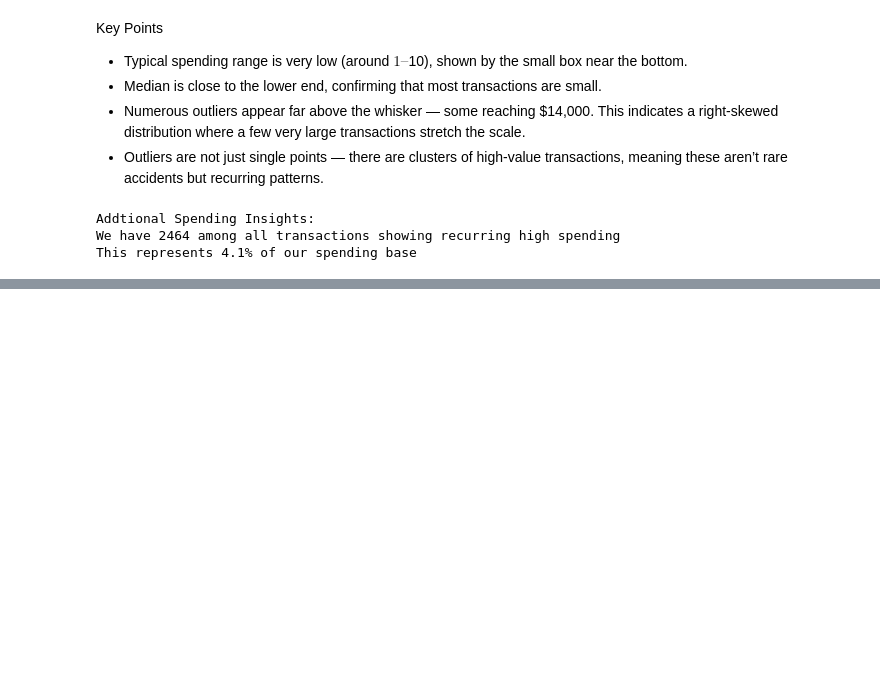
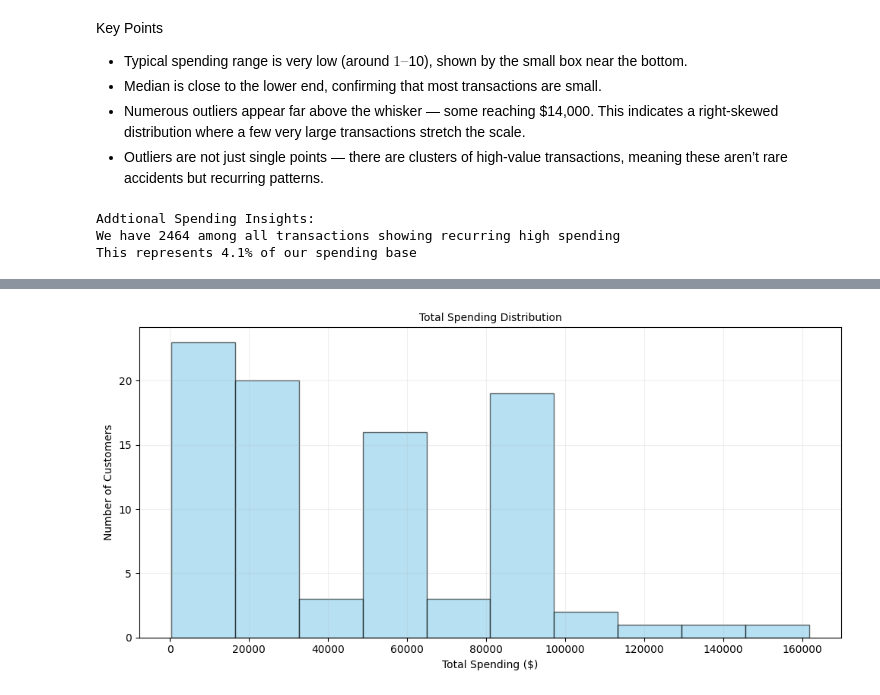
Before and after one commit to vespeci/Project-1-credit-card, a Jupyter notebook: Notebooks/Credit-Card-Analysis.ipynb, the cells around one changed output, grey strips where cells are left out. Saved outputs shown, nothing was run; the diff lists cells and outputs as text; code cells hidden in the pictures; blank space fills up the shorter version.

```diff
--- a/Notebooks/Credit-Card-Analysis.ipynb
+++ b/Notebooks/Credit-Card-Analysis.ipynb
@@ -672,0 +655,18 @@ This represents 4.1% of our spending base
+# %%
+# know the total spending per card holder , make a histogram, to know the spending and number of customers
+
+total_spending = df_credit.groupby("Acc_Number")["amt_USD"].sum().reset_index(name = "Amount_USD")
+total_spending
+
+plt.figure(figsize = (10,5))
+
+plt.hist(total_spending["Amount_USD"], bins = 10, color = "skyblue", alpha = 0.6, edgecolor = "black")
+plt.title("Total Spending Distribution", fontsize = 10)
+plt.xlabel("Total Spending ($)", fontsize = 10)
+plt.ylabel("Number of Customers", fontsize = 10)
+plt.grid(True, alpha = 0.2)
+
+plt.tight_layout()
+plt.show()
+# %% [output]
+[figure, added]
```
Also changed, not shown: parts of 10 cells of this notebook.
